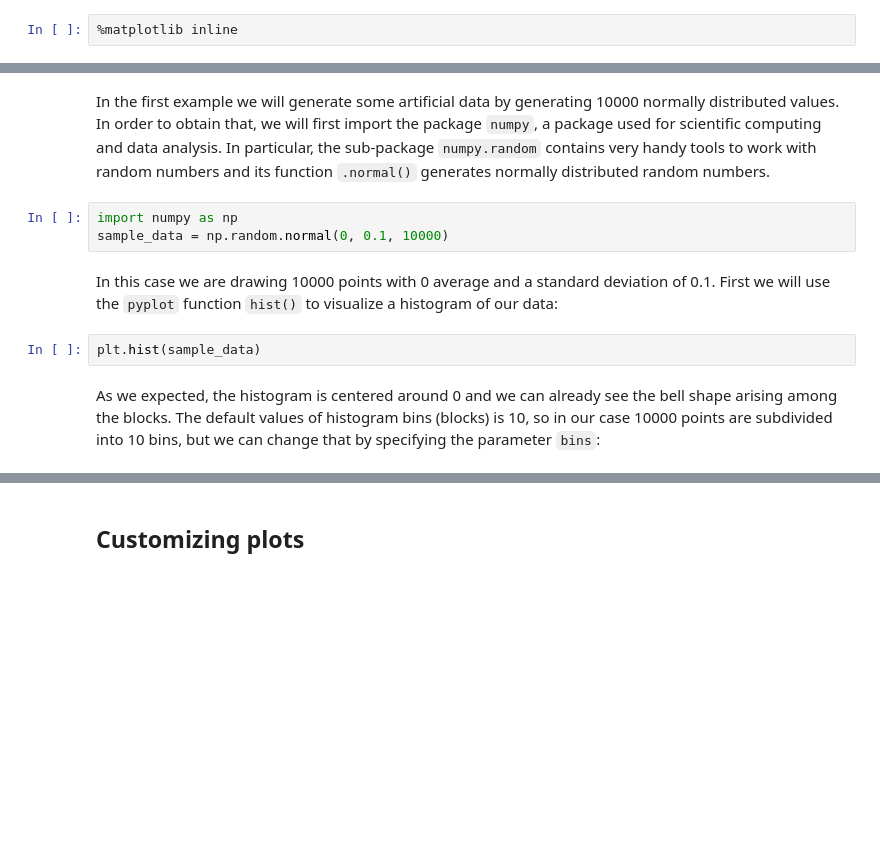
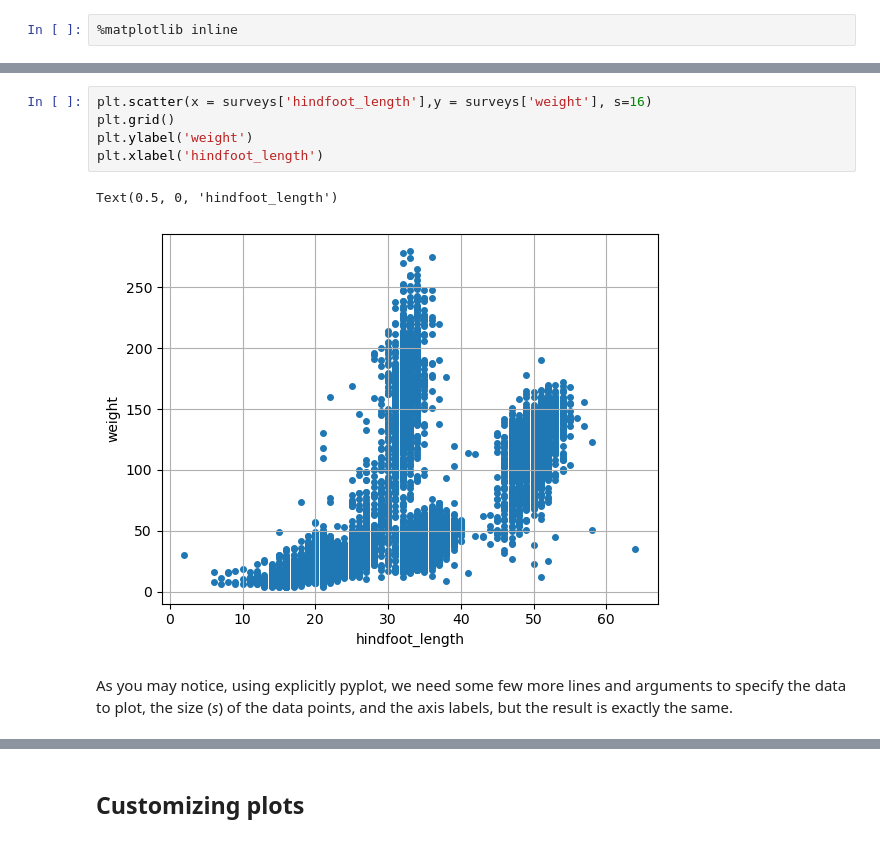
Before and after one commit to UtrechtUniversity/workshop-introduction-to-python, a Jupyter notebook: book/data-science-with-pandas-4.ipynb, the cells around one changed output, grey strips where cells are left out. Saved outputs shown, nothing was run; the diff lists cells and outputs as text; blank space fills up the shorter version.

````diff
--- a/book/data-science-with-pandas-4.ipynb
+++ b/book/data-science-with-pandas-4.ipynb
@@ -36,11 +49,10 @@ We also specify the command %matplotlib inline so that, when plotting, Jupyter N
+# %%
+plt.scatter(x = surveys['hindfoot_length'],y = surveys['weight'], s=16)
+plt.grid()
+plt.ylabel('weight')
+plt.xlabel('hindfoot_length')
+# %% [output]
+Text(0.5, 0, 'hindfoot_length')
+[figure, added]
 # %% [markdown]
-In the first example we will generate some artificial data by generating 10000 normally distributed values. In order to obtain that, we will first import the package `numpy`, a package used for scientific computing and data analysis. In particular, the sub-package `numpy.random` contains very handy tools to work with random numbers and its function `.normal()` generates normally distributed random numbers.
+As you may notice, using explicitly pyplot, we need some few more lines and arguments to specify the data to plot, the size (_s_) of the data points, and the axis labels, but the result is exactly the same.
-# %%
-import numpy as np
-sample_data = np.random.normal(0, 0.1, 10000)
-# %% [markdown]
-In this case we are drawing 10000 points with 0 average and a standard deviation of 0.1. First we will use the ```pyplot``` function `hist()` to visualize a histogram of our data:
-# %%
-plt.hist(sample_data)
-# %% [markdown]
-As we expected, the histogram is centered around 0 and we can already see the bell shape arising among the blocks. The default values of histogram bins (blocks) is 10, so in our case 10000 points are subdivided into 10 bins, but we can change that by specifying the parameter `bins`:
````
Also changed, not shown: parts of 10 cells of this notebook.
